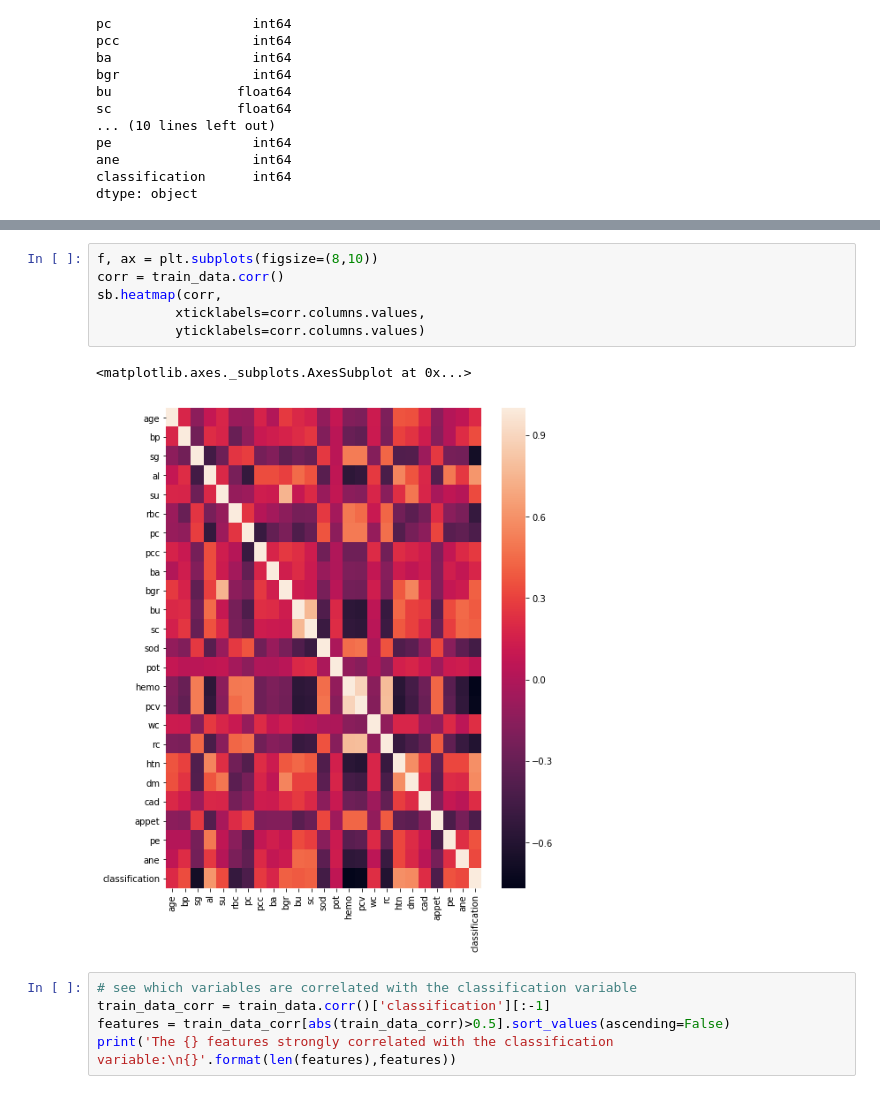
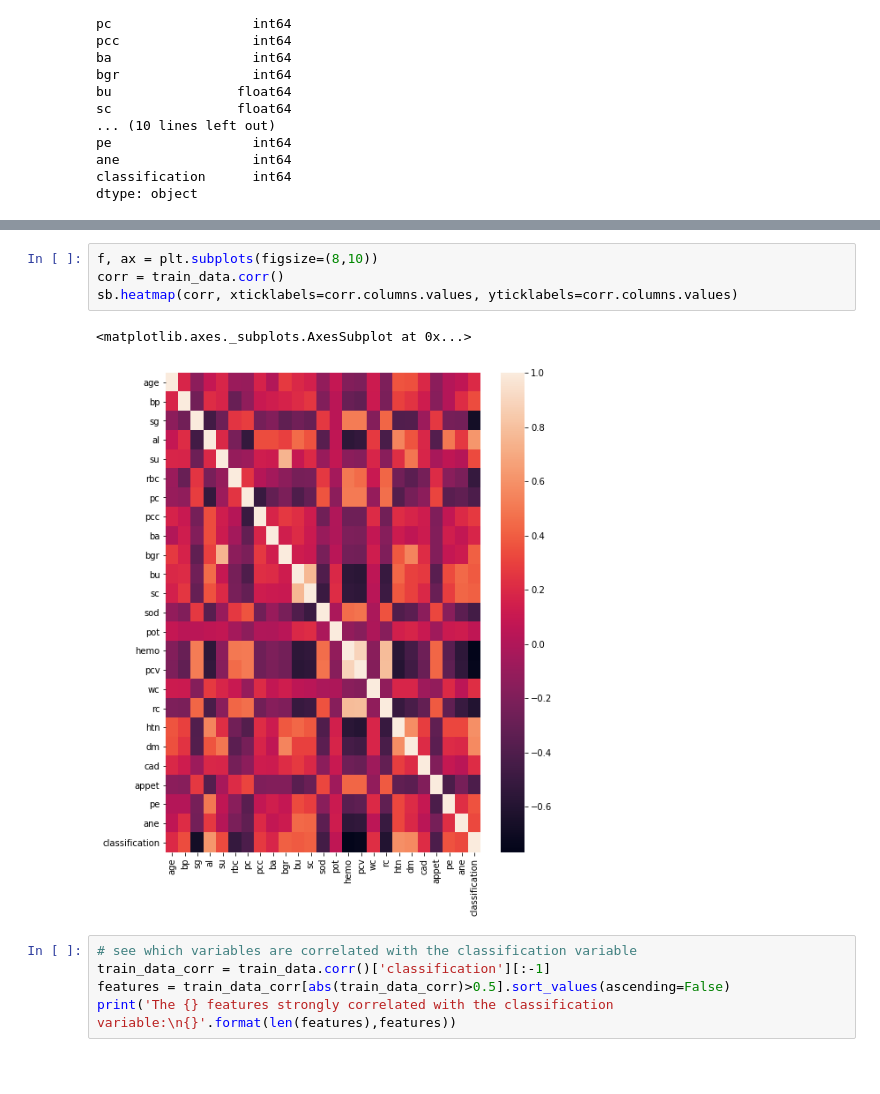
Before and after one commit to lin-justin/Applied_Machine-Learning, a Jupyter notebook: hw3.ipynb, the cells around one changed output, grey strips where cells are left out. Saved outputs shown, nothing was run; the diff lists cells and outputs as text; blank space fills up the shorter version.

```diff
--- a/hw3.ipynb
+++ b/hw3.ipynb
@@ -97,12 +57,10 @@ dtype: int64
 # %%
 f, ax = plt.subplots(figsize=(8,10))
 corr = train_data.corr()
-sb.heatmap(corr,
-          xticklabels=corr.columns.values,
-          yticklabels=corr.columns.values)
+sb.heatmap(corr, xticklabels=corr.columns.values, yticklabels=corr.columns.values)
 # %% [output]
 <matplotlib.axes._subplots.AxesSubplot at 0x...>
-[figure, old version]
+[figure, new version]
 # %%
 # see which variables are correlated with the classification variable
 train_data_corr = train_data.corr()['classification'][:-1]
```
Also changed, not shown: parts of 12 cells of this notebook.
